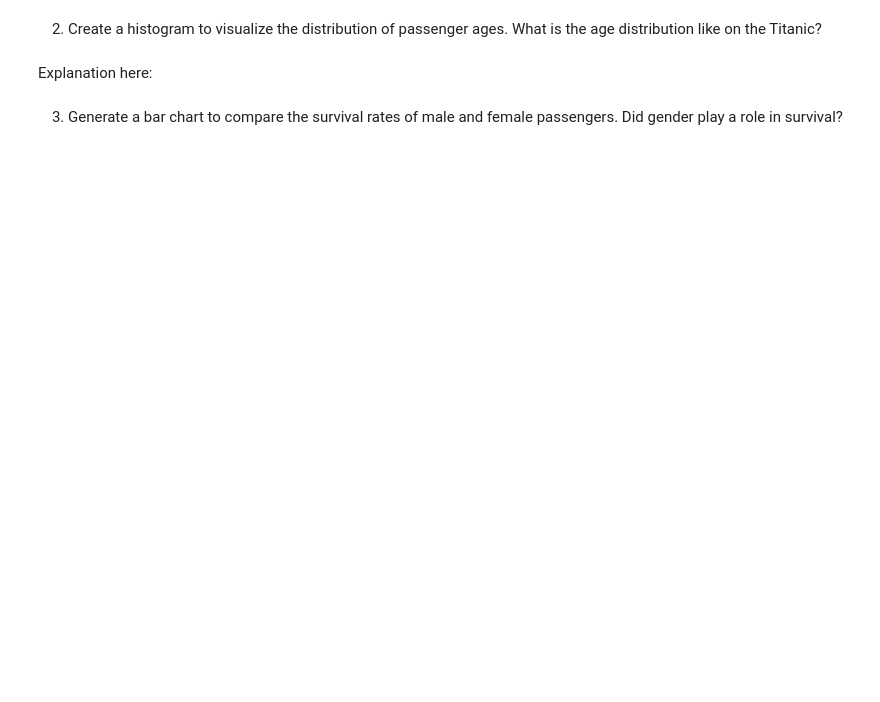
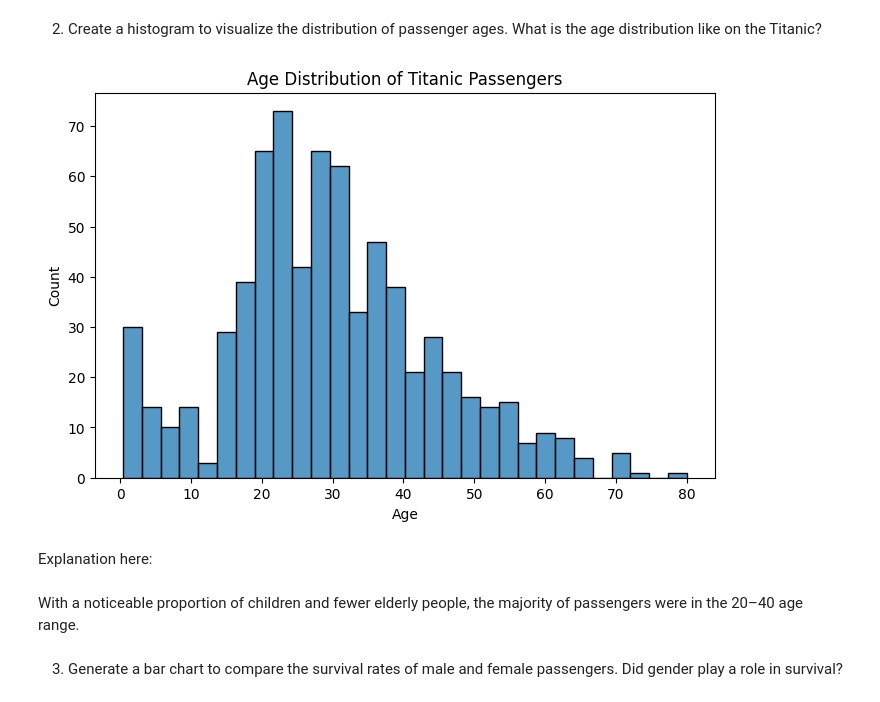
Before and after one commit to bonezone0707/CSC115-Week-2, a Jupyter notebook: Week_4_Assignment_4_1.ipynb, the cells around one changed output. Cells and saved outputs as stored; diff of their text form; code cells hidden in the pictures; blank space fills up the shorter version.

```diff
--- a/Week_4_Assignment_4_1.ipynb
+++ b/Week_4_Assignment_4_1.ipynb
@@ -20,4 +33,15 @@ Explanation here:
+# %%
+plt.figure(figsize=(8,5))
+sns.histplot(titanic['Age'].dropna(), bins=30, kde=False)
+plt.title('Age Distribution of Titanic Passengers')
+plt.xlabel('Age')
+plt.ylabel('Count')
+plt.show()
+# %% [output]
+[figure, added]
 # %% [markdown]
 Explanation here:
+# %% [markdown]
+With a noticeable proportion of children and fewer elderly people, the majority of passengers were in the 20–40 age range.
 # %% [markdown]
 3. Generate a bar chart to compare the survival rates of male and female passengers. Did gender play a role in survival?
```
Also changed, not shown: parts of 16 cells of this notebook.
